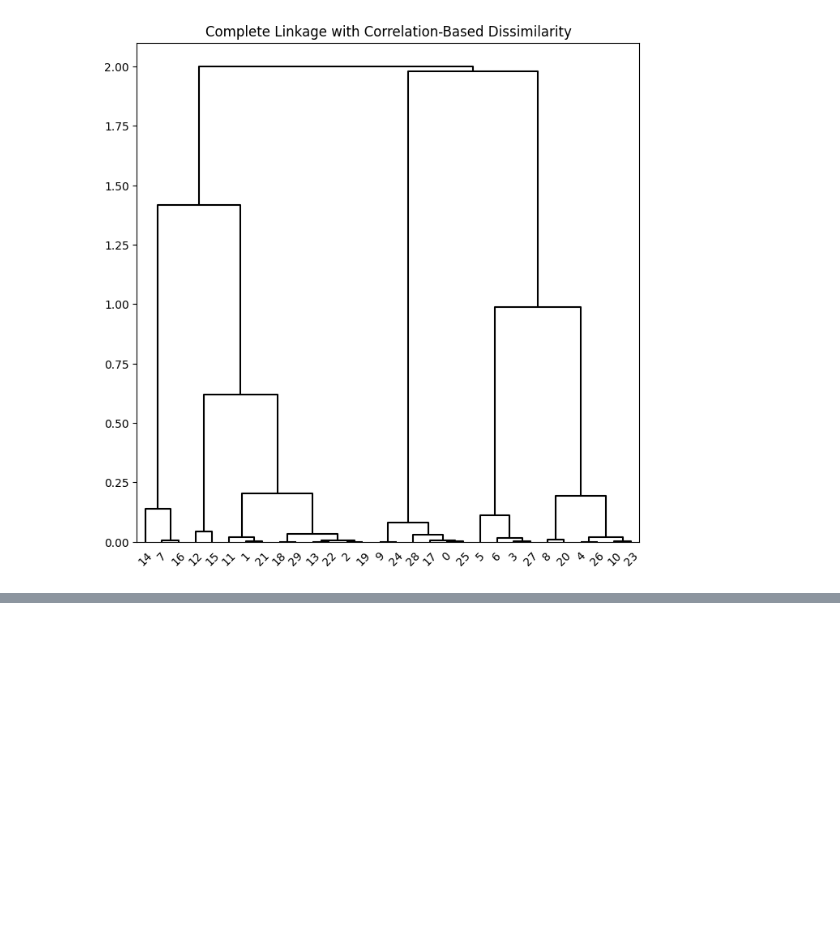
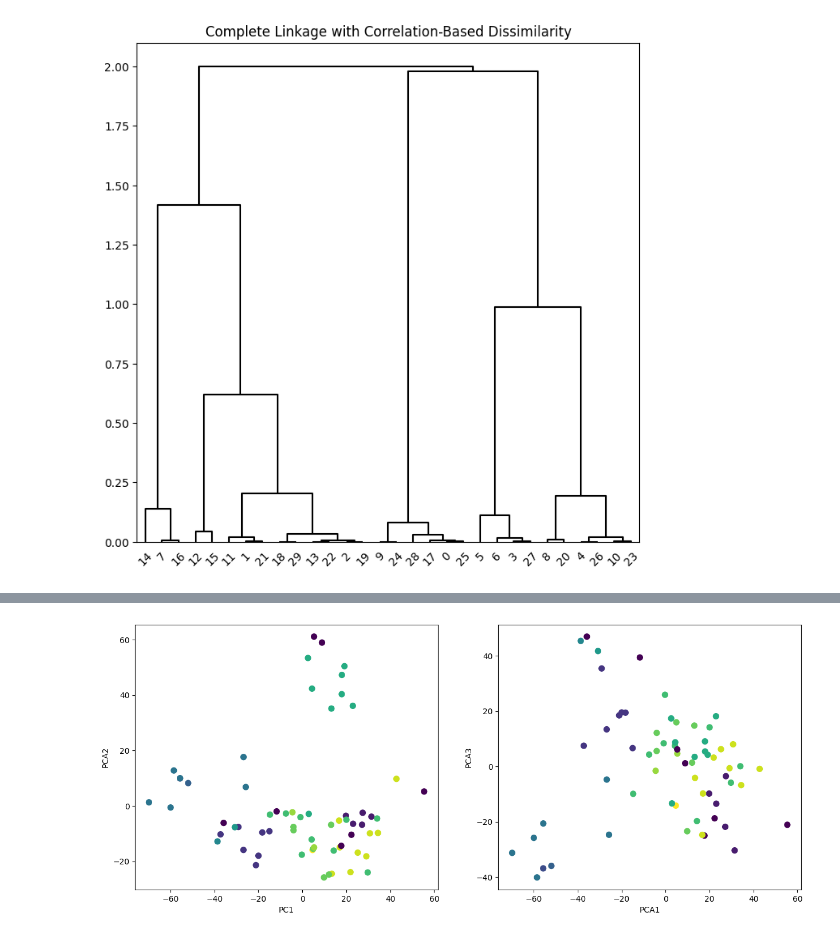
Before and after one commit to oliveira-silva-lucas/ISLP, a Jupyter notebook: Cap_12_Unsupervised_Learning/lab_12.ipynb, the cells around one changed output, grey strips where cells are left out. Cells and saved outputs as stored; diff of their text form; code cells hidden in the pictures; blank space fills up the shorter version.

```diff
--- a/Cap_12_Unsupervised_Learning/lab_12.ipynb
+++ b/Cap_12_Unsupervised_Learning/lab_12.ipynb
@@ -530,0 +533,5 @@ ax.set_title("Complete Linkage with Correlation-Based Dissimilarity");
+# %%
+NCI60 = load_data('NCI60')
+nci_labs = NCI60['labels']
+nci_data = NCI60['data']
+nci_data.shape, nci_labs.value_counts()
@@ -530,0 +556,25 @@ ax.set_title("Complete Linkage with Correlation-Based Dissimilarity");
+# %%
+scaler = StandardScaler()
+nci_scaled = scaler.fit_transform(nci_data)
+nci_pca = PCA()
+nci_scores = nci_pca.fit_transform(nci_scaled)
+# %%
+cancer_types = list(np.unique(nci_labs))
+nci_groups = np.array([cancer_types.index(lab) for lab in nci_labs.values])
+fig, axes = plt.subplots(1,2,figsize=(15,6))
+ax = axes[0]
+ax.scatter(nci_scores[:, 0],
+           nci_scores[:, 1],
+           c=nci_groups,
+           marker='o',
+           s=50)
+ax.set_xlabel('PC1'); ax.set_ylabel('PCA2')
+ax = axes[1]
+ax.scatter(nci_scores[:, 0],
+           nci_scores[:, 2],
+           c=nci_groups,
+           marker='o',
+           s=50)
+ax.set_xlabel('PCA1'); ax.set_ylabel('PCA3');
+# %% [output]
+[figure, added]
```
Also changed, not shown: parts of 9 cells of this notebook.
